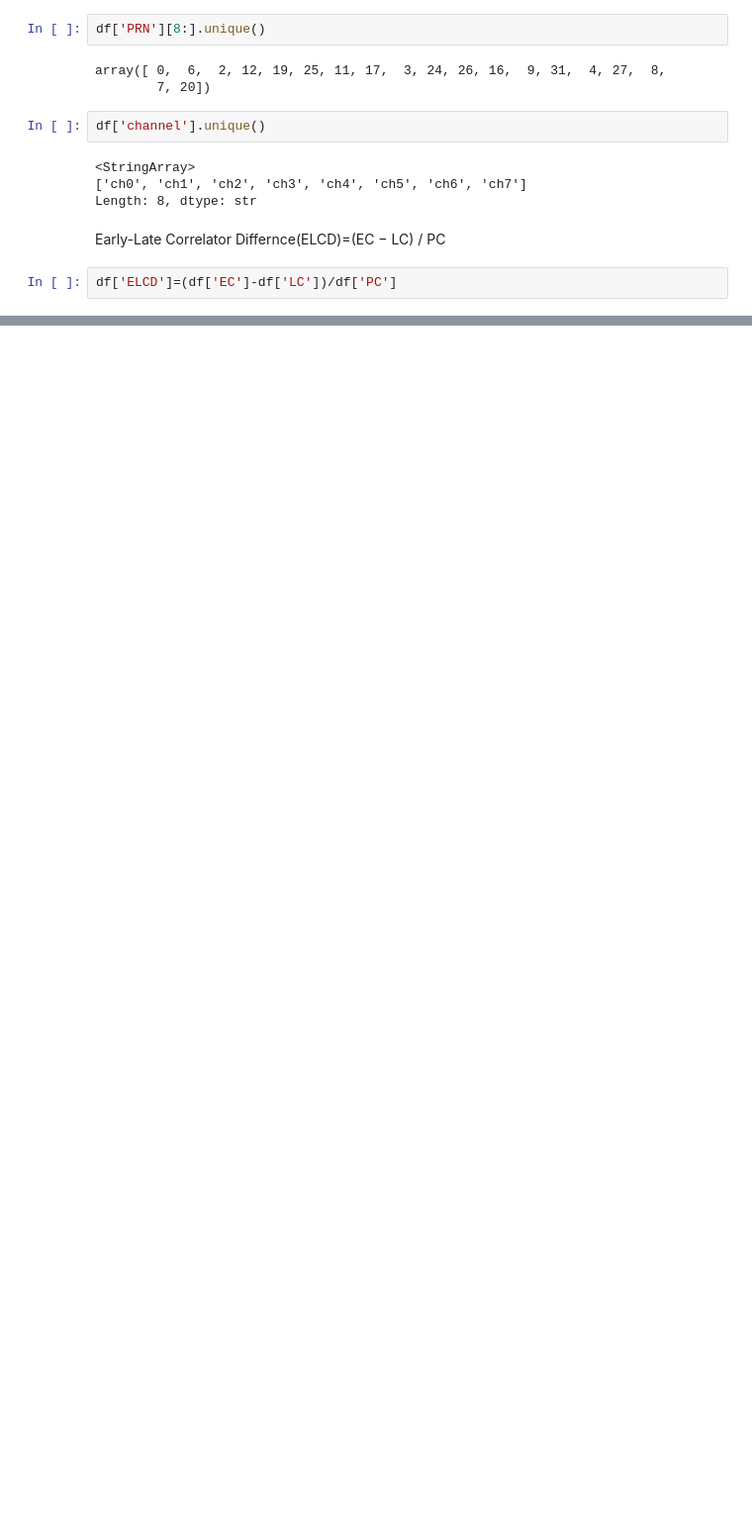
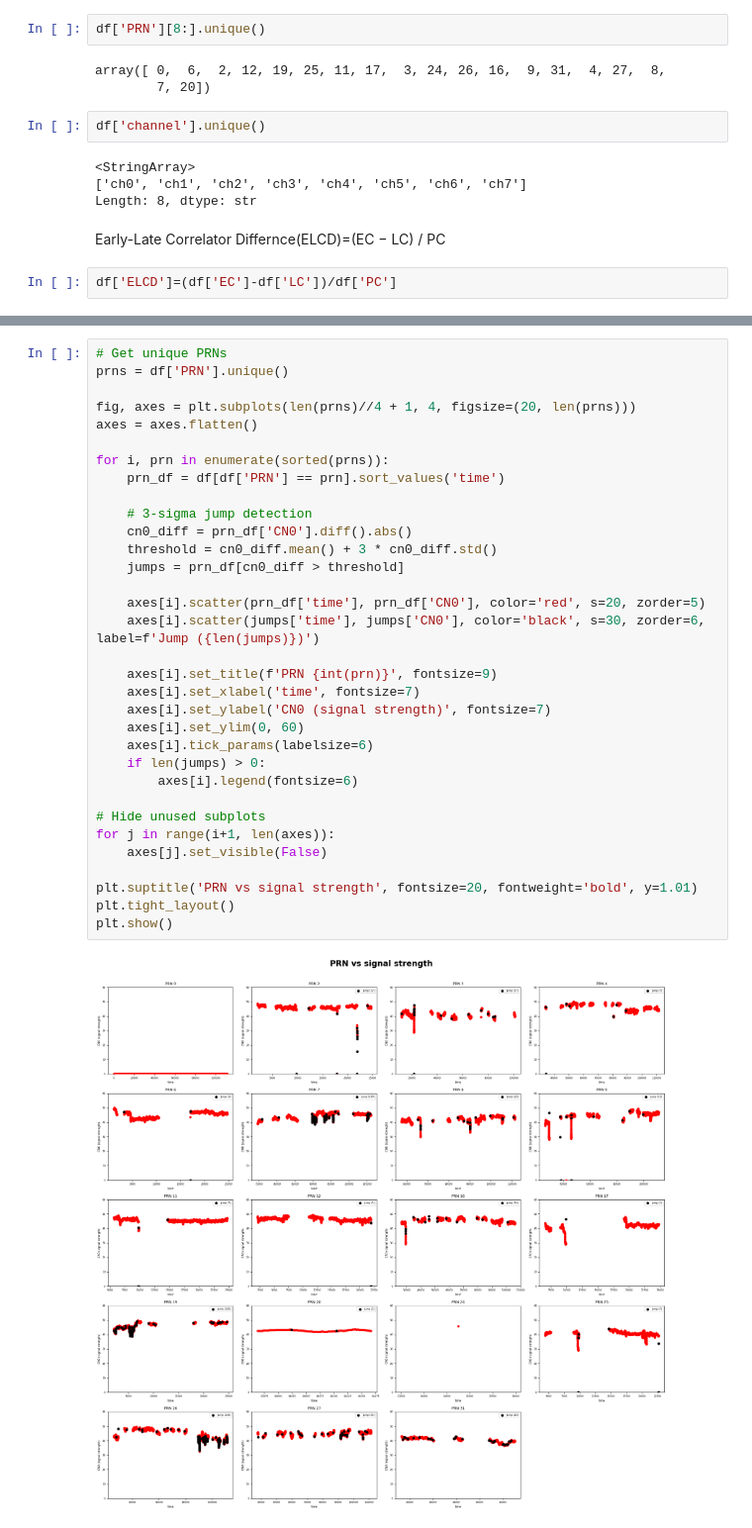
Before and after one commit to QyAkhil/gnss_spoofing_detection_system, a Jupyter notebook: notebooks/eda.ipynb, the cells around one changed output, grey strips where cells are left out. Shown at 99% size. Drawn from its saved outputs; the diff is of its cells as text; blank space fills up the shorter version.

```diff
--- a/notebooks/eda.ipynb
+++ b/notebooks/eda.ipynb
@@ -122,0 +122,35 @@ ValueError: Number of rows must be a positive integer, not 4.0
+# %%
+# Get unique PRNs
+prns = df['PRN'].unique()
+
+fig, axes = plt.subplots(len(prns)//4 + 1, 4, figsize=(20, len(prns)))
+axes = axes.flatten()
+
+for i, prn in enumerate(sorted(prns)):
+    prn_df = df[df['PRN'] == prn].sort_values('time')
+
+    # 3-sigma jump detection
+    cn0_diff = prn_df['CN0'].diff().abs()
+    threshold = cn0_diff.mean() + 3 * cn0_diff.std()
+    jumps = prn_df[cn0_diff > threshold]
+
+    axes[i].scatter(prn_df['time'], prn_df['CN0'], color='red', s=20, zorder=5)
+    axes[i].scatter(jumps['time'], jumps['CN0'], color='black', s=30, zorder=6, label=f'Jump ({len(jumps)})')
+
+    axes[i].set_title(f'PRN {int(prn)}', fontsize=9)
+    axes[i].set_xlabel('time', fontsize=7)
+    axes[i].set_ylabel('CN0 (signal strength)', fontsize=7)
+    axes[i].set_ylim(0, 60)
+    axes[i].tick_params(labelsize=6)
+    if len(jumps) > 0:
+        axes[i].legend(fontsize=6)
+
+# Hide unused subplots
+for j in range(i+1, len(axes)):
+    axes[j].set_visible(False)
+
+plt.suptitle('PRN vs signal strength', fontsize=20, fontweight='bold', y=1.01)
+plt.tight_layout()
+plt.show()
+# %% [output]
+[figure, added]
```
Also changed, not shown: parts of 12 cells of this notebook, 2 other files.
